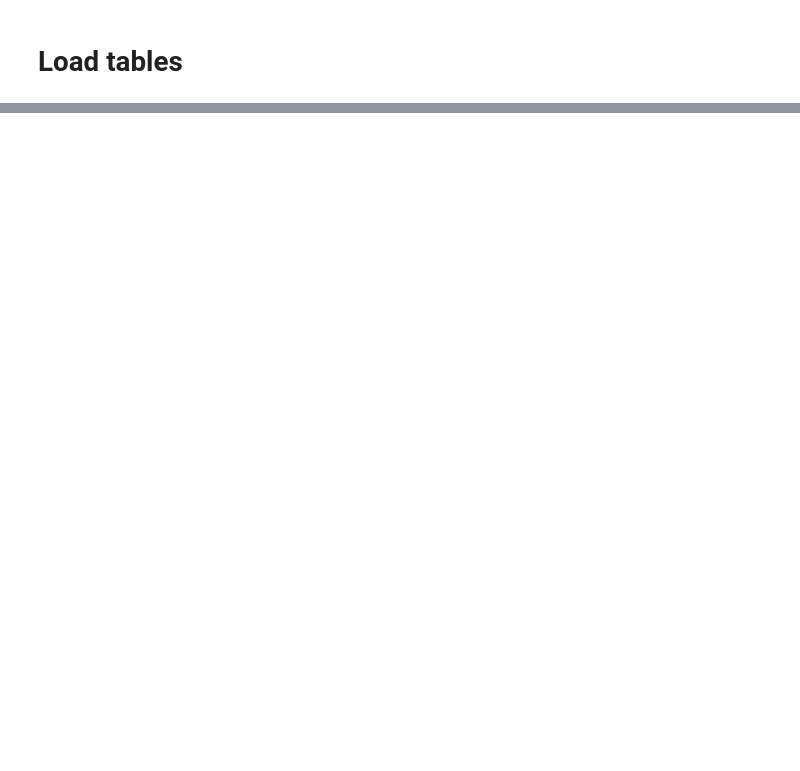
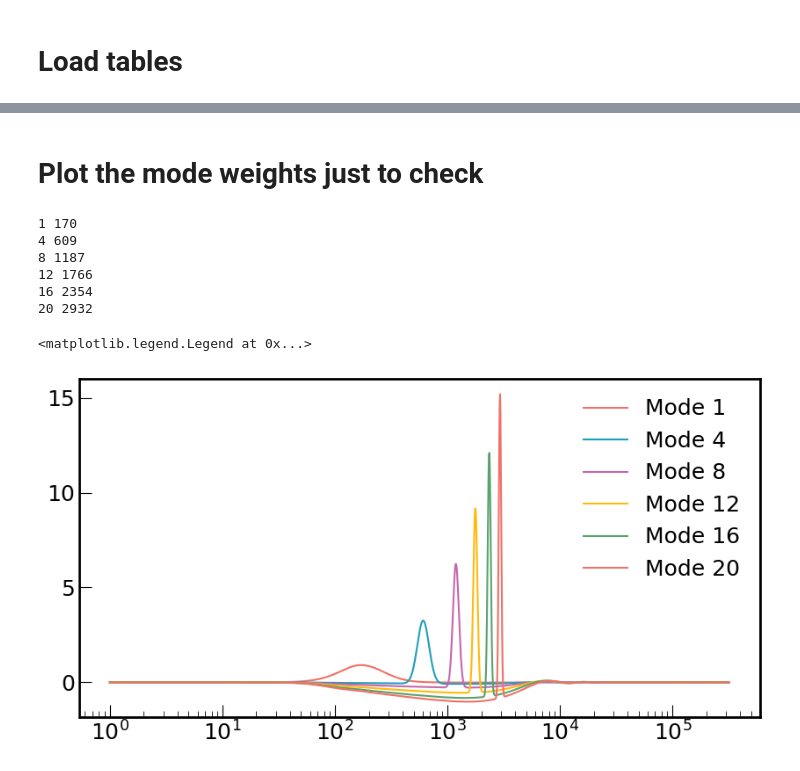
Before and after one commit to delve-survey/shearcat, a Jupyter notebook: shear_tests/Paper_plots/Bmodes.ipynb, the cells around one changed output, grey strips where cells are left out. Drawn from its saved outputs; the diff is of its cells as text; code cells hidden in the pictures; blank space fills up the shorter version.

```diff
--- a/shear_tests/Paper_plots/Bmodes.ipynb
+++ b/shear_tests/Paper_plots/Bmodes.ipynb
@@ -59,0 +95,25 @@ plt.savefig('./Bmode.pdf', dpi = 300, bbox_inches = 'tight')
+# %% [markdown]
+# Plot the mode weights just to check
+# %%
+plt.figure(figsize = (10, 5))
+plt.xscale('log')
+
+COEFF = np.load('/scratch/midway3/dhayaa/EB_Coefficients_N20.npy', allow_pickle = True)
+
+for i in ticks:
+    plt.plot(COEFF[i - 1][3], COEFF[i - 1][4], label = f'Mode {i}')
+
+    ell_peak = int(COEFF[i - 1][3][np.argmax(np.abs(COEFF[i - 1][4]))])
+
+    print(i, ell_peak)
+
+plt.legend()
+# %% [output]
+1 170
+4 609
+8 1187
+12 1766
+16 2354
+20 2932
+<matplotlib.legend.Legend at 0x...>
+[figure, added]
```
Also changed, not shown: parts of 3 cells of this notebook, 1 other file.
